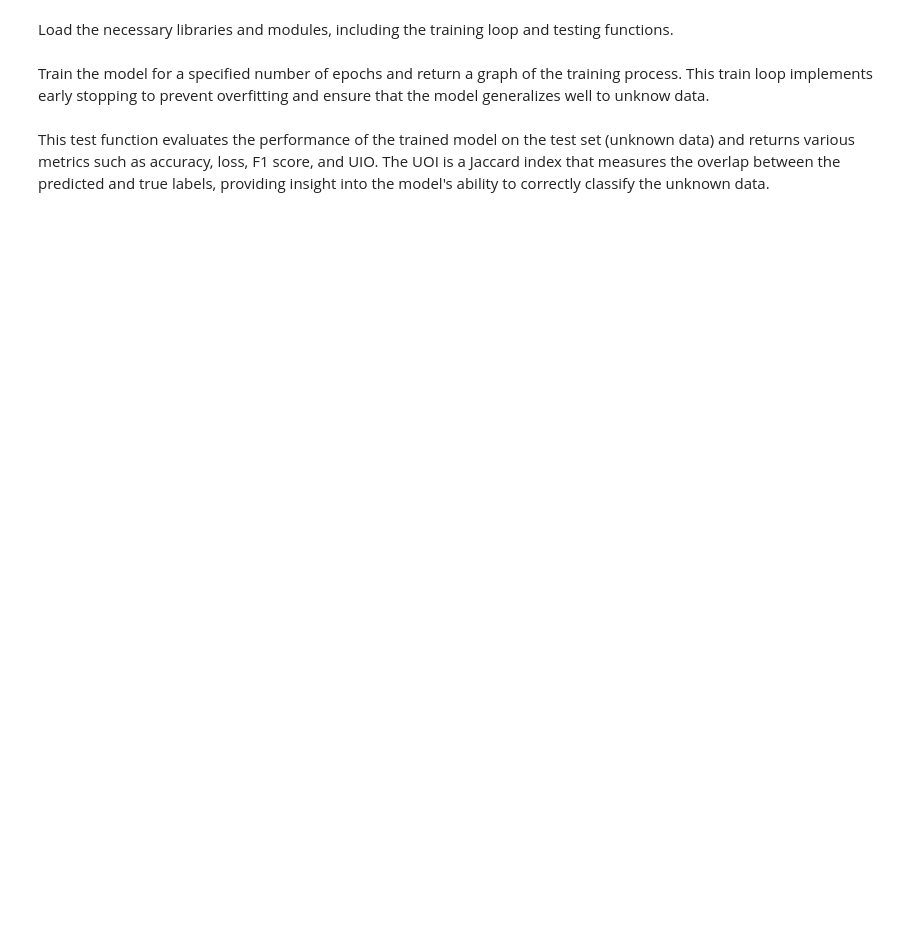
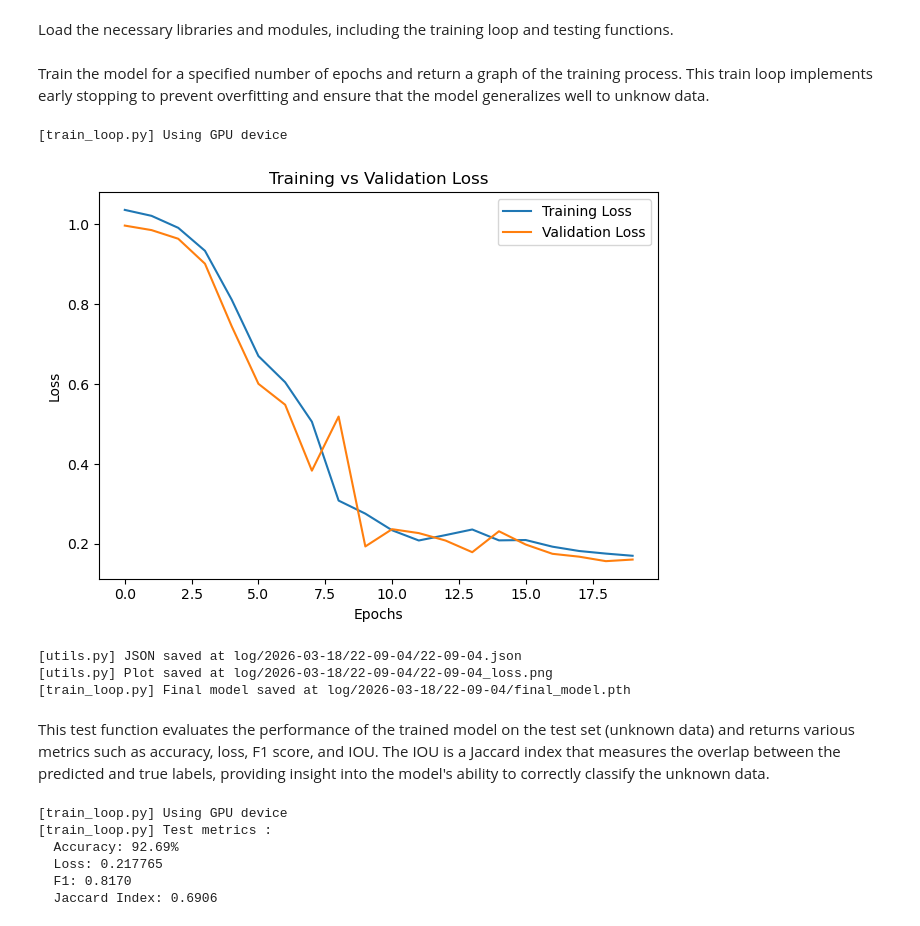
Before and after one commit to Vincent-Proudy/deepgeol-Unet, a Jupyter notebook: src/test_deepgeol.ipynb, the cells around one changed output. Cells and saved outputs as stored; diff of their text form; code cells hidden in the pictures; blank space fills up the shorter version.

```diff
--- a/src/test_deepgeol.ipynb
+++ b/src/test_deepgeol.ipynb
@@ -11,8 +11,21 @@ from DeepGeol.deepgeol.train_loop import *
 # %% [markdown]
 Train the model for a specified number of epochs and return a graph of the training process. This train loop implements early stopping to prevent overfitting and ensure that the model generalizes well to unknow data.
 # %%
-model = train_loop(epochs=10)
+model = train_loop(epochs=20)
+# %% [output]
+[train_loop.py] Using GPU device
+[figure, added]
+[utils.py] JSON saved at log/2026-03-18/22-09-04/22-09-04.json
+[utils.py] Plot saved at log/2026-03-18/22-09-04/22-09-04_loss.png
+[train_loop.py] Final model saved at log/2026-03-18/22-09-04/final_model.pth
 # %% [markdown]
-This test function evaluates the performance of the trained model on the test set (unknown data) and returns various metrics such as accuracy, loss, F1 score, and UIO. The UOI is a Jaccard index that measures the overlap between the predicted and true labels, providing insight into the model's ability to correctly classify the unknown data.
+This test function evaluates the performance of the trained model on the test set (unknown data) and returns various metrics such as accuracy, loss, F1 score, and IOU. The IOU is a Jaccard index that measures the overlap between the predicted and true labels, providing insight into the model's ability to correctly classify the unknown data.
 # %%
 accuracy, loss, f1, uio = test(model)
+# %% [output]
+[train_loop.py] Using GPU device
+[train_loop.py] Test metrics :
+  Accuracy: 92.69%
+  Loss: 0.217765
+  F1: 0.8170
+  Jaccard Index: 0.6906
```
Also changed, not shown: parts of 1 cell of this notebook, 14 other files.
